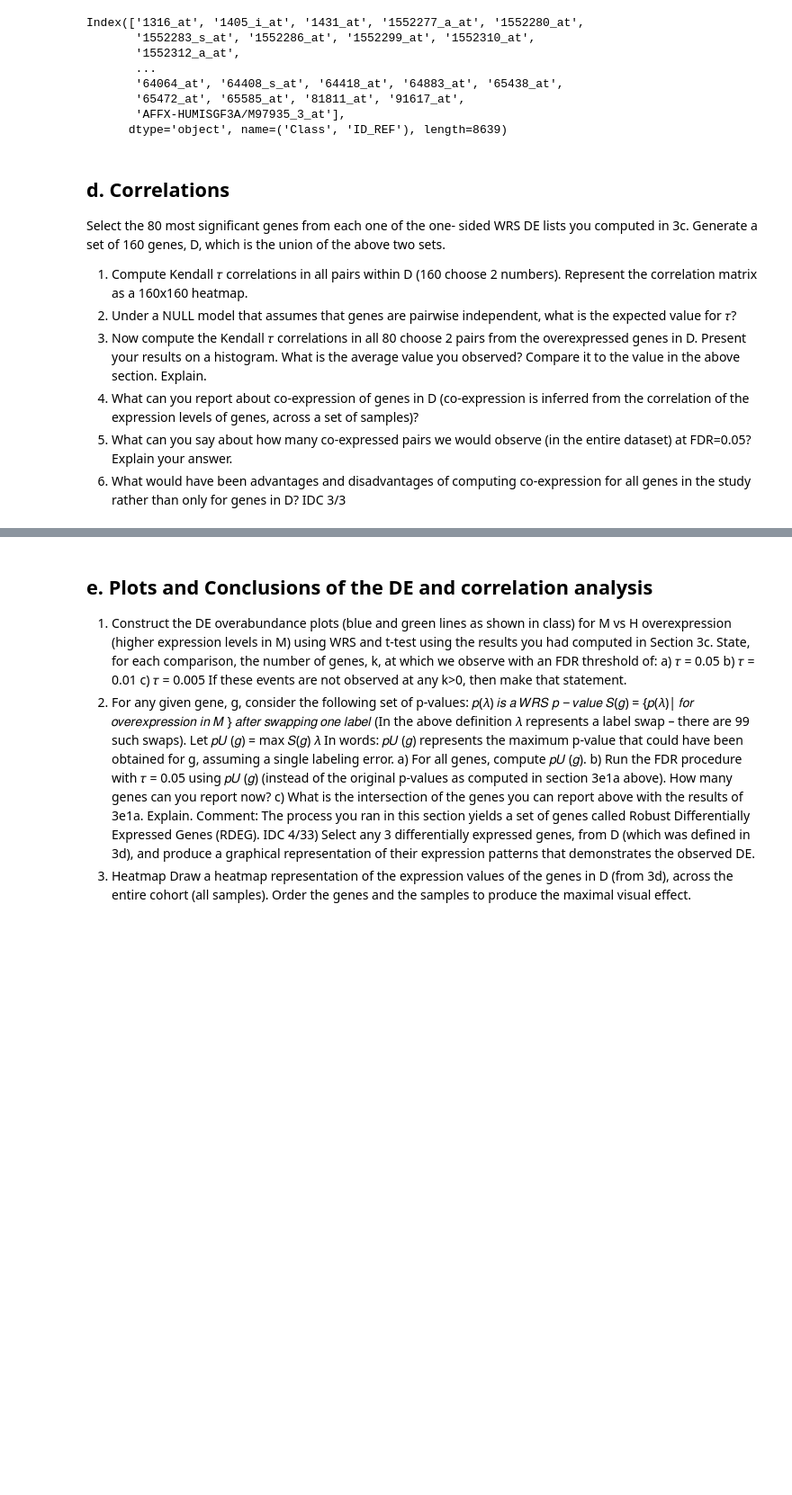
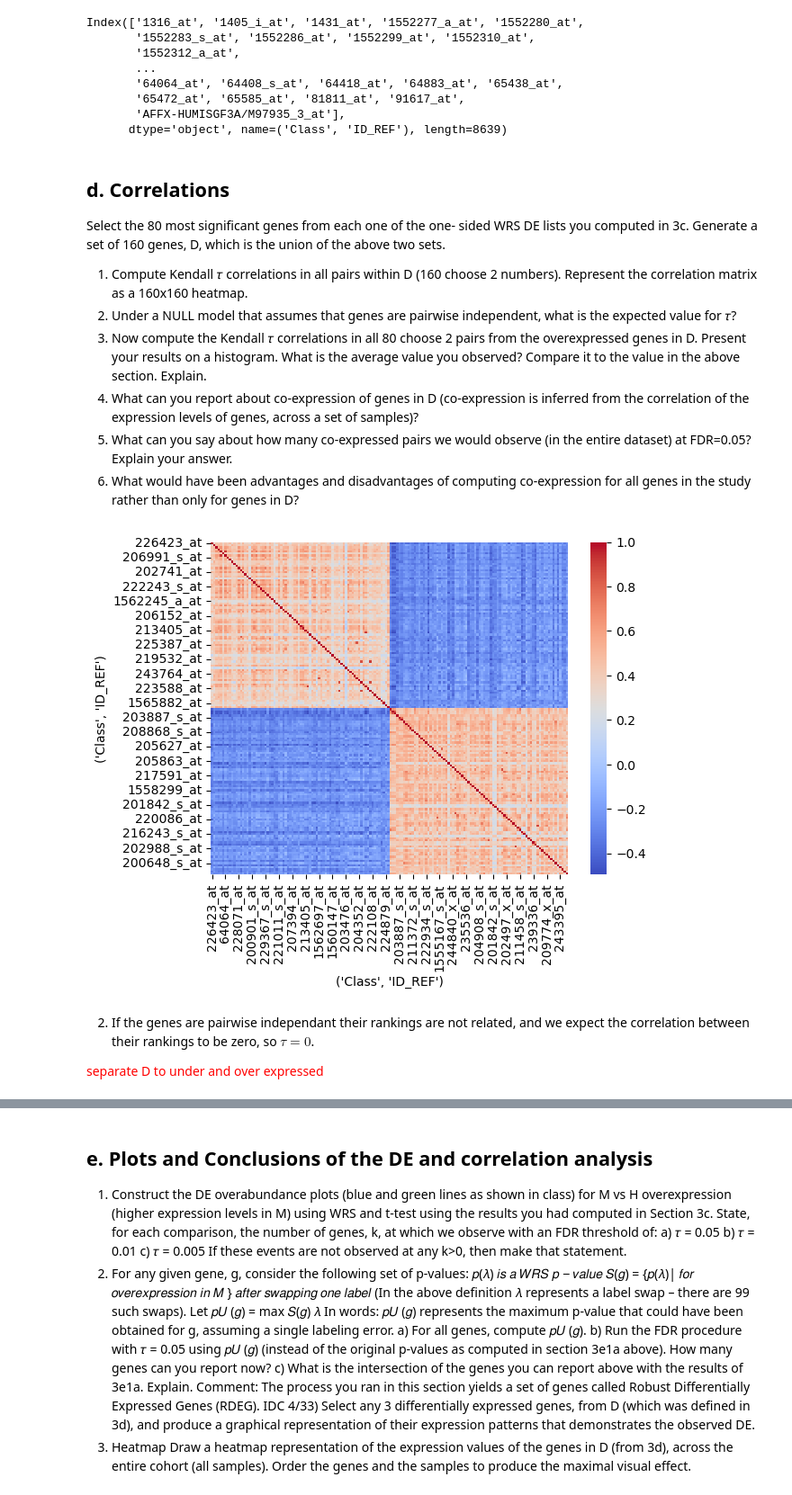
Before and after one commit to barboym/hw_statistics_runi, a Jupyter notebook: HW4.ipynb, the cells around one changed output, grey strips where cells are left out. Shown at 90% size. Drawn from its saved outputs; the diff is of its cells as text; code cells hidden in the pictures; blank space fills up the shorter version.

```diff
--- a/HW4.ipynb
+++ b/HW4.ipynb
@@ -254,4 +251,18 @@ genes, D, which is the union of the above two sets.
 3) Now compute the Kendall 𝜏 correlations in all 80 choose 2 pairs from the overexpressed genes in D. Present your results on a histogram. What is the average value you observed? Compare it to the value in the above section. Explain.
 4) What can you report about co-expression of genes in D (co-expression is inferred from the correlation of the expression levels of genes, across a set of samples)?
 5) What can you say about how many co-expressed pairs we would observe (in the entire dataset) at FDR=0.05? Explain your answer.
-6) What would have been advantages and disadvantages of computing co-expression for all genes in the study rather than only for genes in D? IDC 3/3
+6) What would have been advantages and disadvantages of computing co-expression for all genes in the study rather than only for genes in D?
+# %%
+import seaborn as sns
+
+# construct D = 160 Genes with most significant genes from WRS test
+D_ind = pd.concat([U_H_greater_test.nsmallest(n=80), U_M_greater_test.nsmallest(n=80)]).index
+D = df.loc[D_ind].T
+D_kendall = D.corr(method='kendall')
+sns.heatmap(D_kendall, cmap='coolwarm');
+# %% [output]
+[figure, added]
+# %% [markdown]
+2. If the genes are pairwise independant their rankings are not related, and we expect the correlation between their rankings to be zero, so $\tau = 0$.
+
+<font color='red'> separate D to under and over expressed
```
Also changed, not shown: parts of 9 cells of this notebook.
